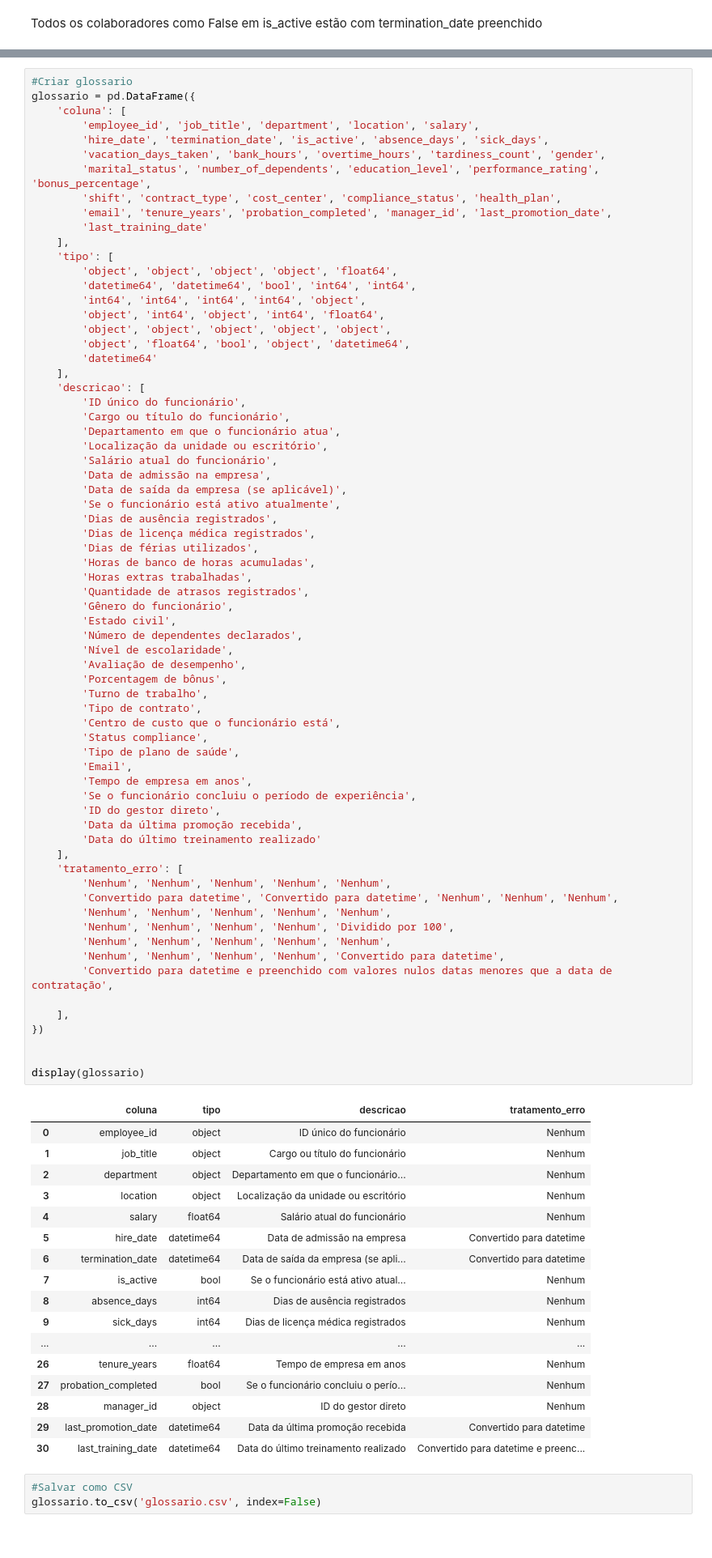
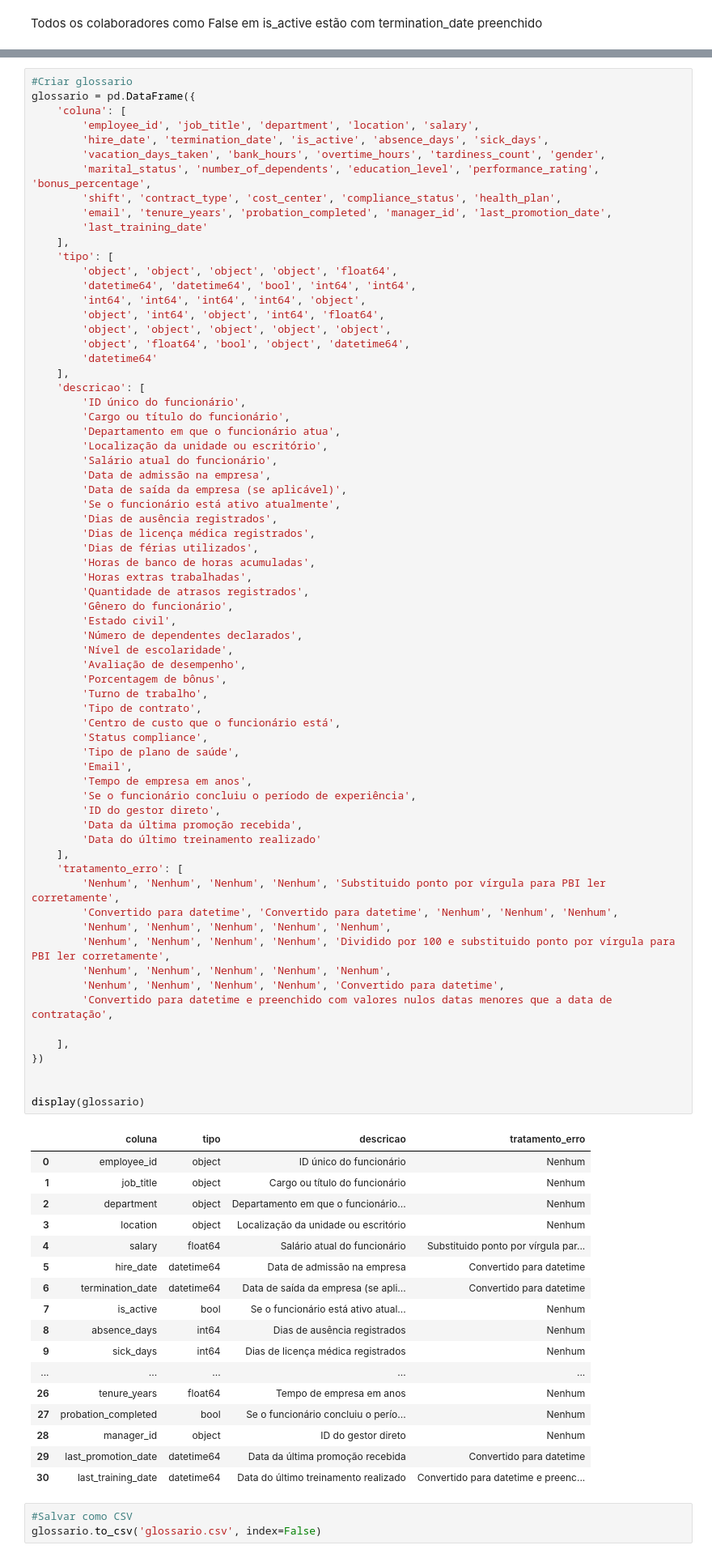
Before and after one commit to ViniAndrade11/case-dasa, a Jupyter notebook: tratamento_dados_criacao_glossario.ipynb, the cells around one changed output, grey strips where cells are left out. Shown at 81% size. Drawn from its saved outputs; the diff is of its cells as text.

Commit message:
atualização glossario e tratamento float para leitura do PBI

```diff
--- a/tratamento_dados_criacao_glossario.ipynb
+++ b/tratamento_dados_criacao_glossario.ipynb
@@ -330,36 +335,36 @@ glossario = pd.DataFrame({
         'Turno de trabalho',
         'Tipo de contrato',
         'Centro de custo que o funcionário está',
         'Status compliance',
         'Tipo de plano de saúde',
         'Email',
         'Tempo de empresa em anos',
         'Se o funcionário concluiu o período de experiência',
         'ID do gestor direto',
         'Data da última promoção recebida',
         'Data do último treinamento realizado'
     ],
     'tratamento_erro': [
-        'Nenhum', 'Nenhum', 'Nenhum', 'Nenhum', 'Nenhum',
+        'Nenhum', 'Nenhum', 'Nenhum', 'Nenhum', 'Substituido ponto por vírgula para PBI ler corretamente',
         'Convertido para datetime', 'Convertido para datetime', 'Nenhum', 'Nenhum', 'Nenhum',
         'Nenhum', 'Nenhum', 'Nenhum', 'Nenhum', 'Nenhum',
-        'Nenhum', 'Nenhum', 'Nenhum', 'Nenhum', 'Dividido por 100',
+        'Nenhum', 'Nenhum', 'Nenhum', 'Nenhum', 'Dividido por 100 e substituido ponto por vírgula para PBI ler corretamente',
         'Nenhum', 'Nenhum', 'Nenhum', 'Nenhum', 'Nenhum',
         'Nenhum', 'Nenhum', 'Nenhum', 'Nenhum', 'Convertido para datetime',
         'Convertido para datetime e preenchido com valores nulos datas menores que a data de contratação',
 
     ],
 })
 
 
 display(glossario)
 # %% [output]
 |  | coluna | tipo | descricao | tratamento_erro |
 | 0 | employee_id | object | ID único do funcionário | Nenhum |
 | 1 | job_title | object | Cargo ou título do funcionário | Nenhum |
 | 2 | department | object | Departamento em que o funcionário... | Nenhum |
 | 3 | location | object | Localização da unidade ou escritório | Nenhum |
-| 4 | salary | float64 | Salário atual do funcionário | Nenhum |
+| 4 | salary | float64 | Salário atual do funcionário | Substituido ponto por vírgula par... |
 | 5 | hire_date | datetime64 | Data de admissão na empresa | Convertido para datetime |
 | 6 | termination_date | datetime64 | Data de saída da empresa (se apli... | Convertido para datetime |
 | 7 | is_active | bool | Se o funcionário está ativo atual... | Nenhum |
```
Also changed, not shown: parts of 5 cells of this notebook.
